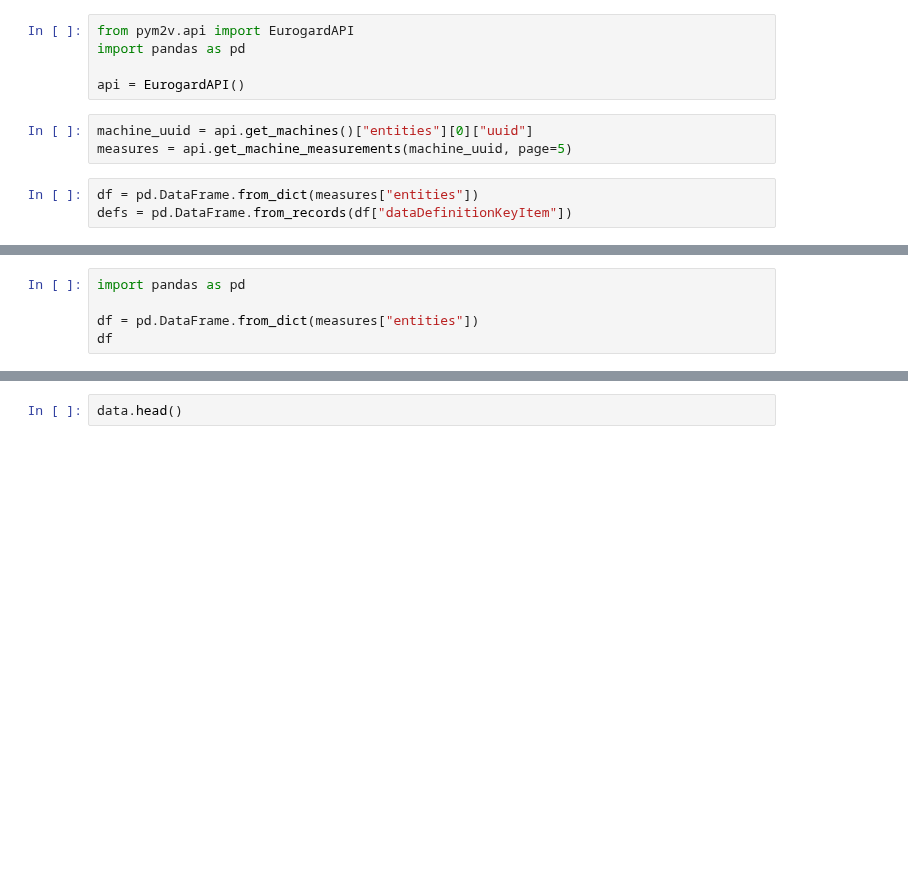
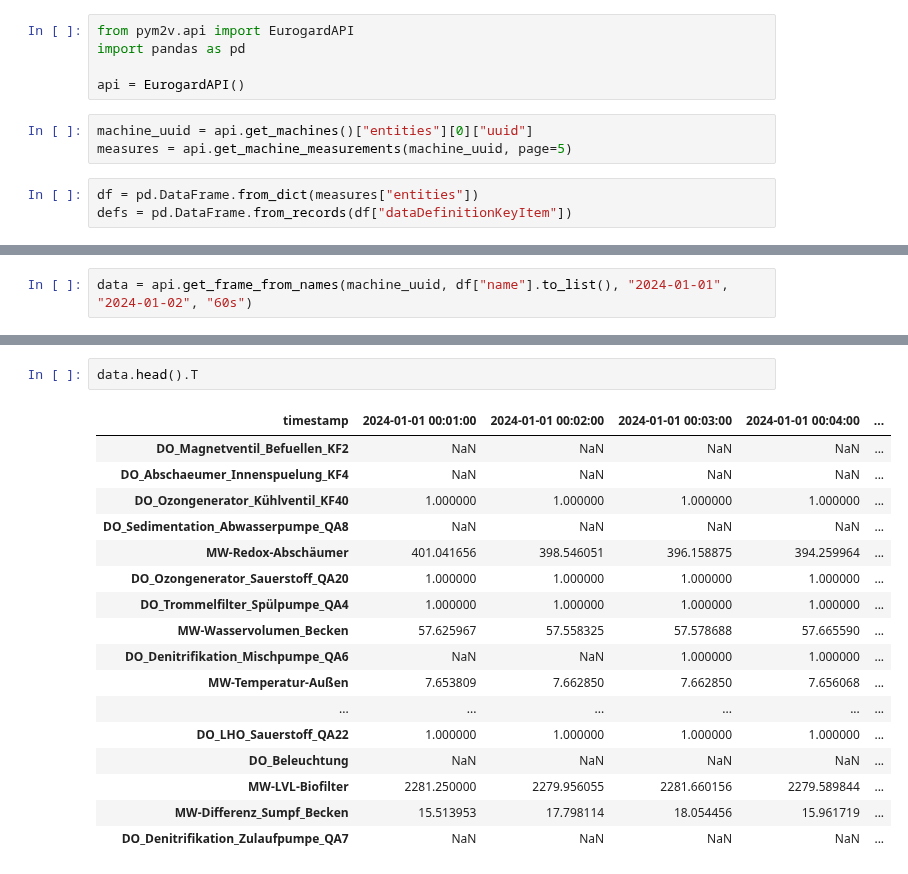
Before and after one commit to bytecaretech/pym2v, a Jupyter notebook: notebooks/explore.ipynb, the cells around one changed output, grey strips where cells are left out. Saved outputs shown, nothing was run; the diff lists cells and outputs as text; blank space fills up the shorter version.

```diff
--- a/notebooks/explore.ipynb
+++ b/notebooks/explore.ipynb
@@ -37,5 +11,0 @@ measures
-# %%
-import pandas as pd
-
-df = pd.DataFrame.from_dict(measures["entities"])
-df
@@ -121,2 +12,4 @@ InvalidClientError: (invalid_client) Invalid client or Invalid client credential
+# %%
+data = api.get_frame_from_names(machine_uuid, df["name"].to_list(), "2024-01-01", "2024-01-02", "60s")
 # %%
 data.info()
@@ -125,2 +54,20 @@ data.describe().T
 # %%
-data.head()
+data.head().T
+# %% [output]
+| timestamp | 2024-01-01 00:01:00 | 2024-01-01 00:02:00 | 2024-01-01 00:03:00 | 2024-01-01 00:04:00 | ... |
+| DO_Magnetventil_Befuellen_KF2 | NaN | NaN | NaN | NaN | ... |
+| DO_Abschaeumer_Innenspuelung_KF4 | NaN | NaN | NaN | NaN | ... |
+| DO_Ozongenerator_Kühlventil_KF40 | 1.000000 | 1.000000 | 1.000000 | 1.000000 | ... |
+| DO_Sedimentation_Abwasserpumpe_QA8 | NaN | NaN | NaN | NaN | ... |
+| MW-Redox-Abschäumer | 401.041656 | 398.546051 | 396.158875 | 394.259964 | ... |
+| DO_Ozongenerator_Sauerstoff_QA20 | 1.000000 | 1.000000 | 1.000000 | 1.000000 | ... |
+| DO_Trommelfilter_Spülpumpe_QA4 | 1.000000 | 1.000000 | 1.000000 | 1.000000 | ... |
+| MW-Wasservolumen_Becken | 57.625967 | 57.558325 | 57.578688 | 57.665590 | ... |
+| DO_Denitrifikation_Mischpumpe_QA6 | NaN | NaN | 1.000000 | 1.000000 | ... |
+| MW-Temperatur-Außen | 7.653809 | 7.662850 | 7.662850 | 7.656068 | ... |
+| ... | ... | ... | ... | ... | ... |
+| DO_LHO_Sauerstoff_QA22 | 1.000000 | 1.000000 | 1.000000 | 1.000000 | ... |
+| DO_Beleuchtung | NaN | NaN | NaN | NaN | ... |
+| MW-LVL-Biofilter | 2281.250000 | 2279.956055 | 2281.660156 | 2279.589844 | ... |
+| MW-Differenz_Sumpf_Becken | 15.513953 | 17.798114 | 18.054456 | 15.961719 | ... |
+| DO_Denitrifikation_Zulaufpumpe_QA7 | NaN | NaN | NaN | NaN | ... |
```
Also changed, not shown: parts of 11 cells of this notebook.
